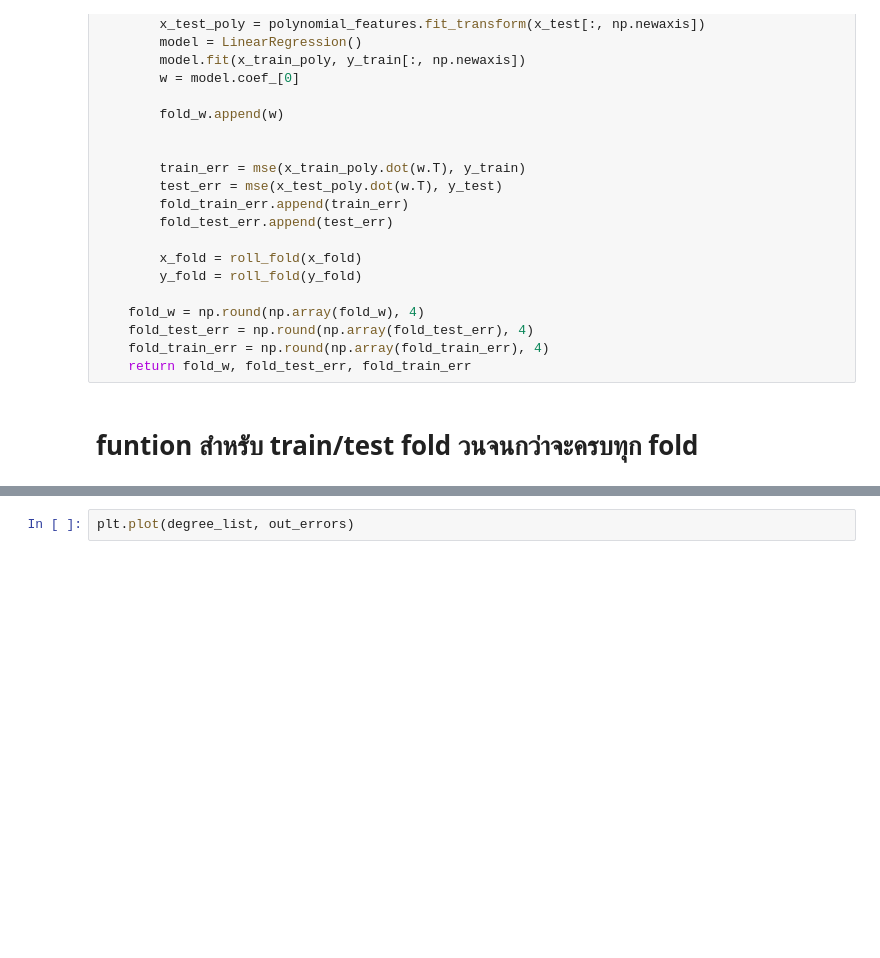
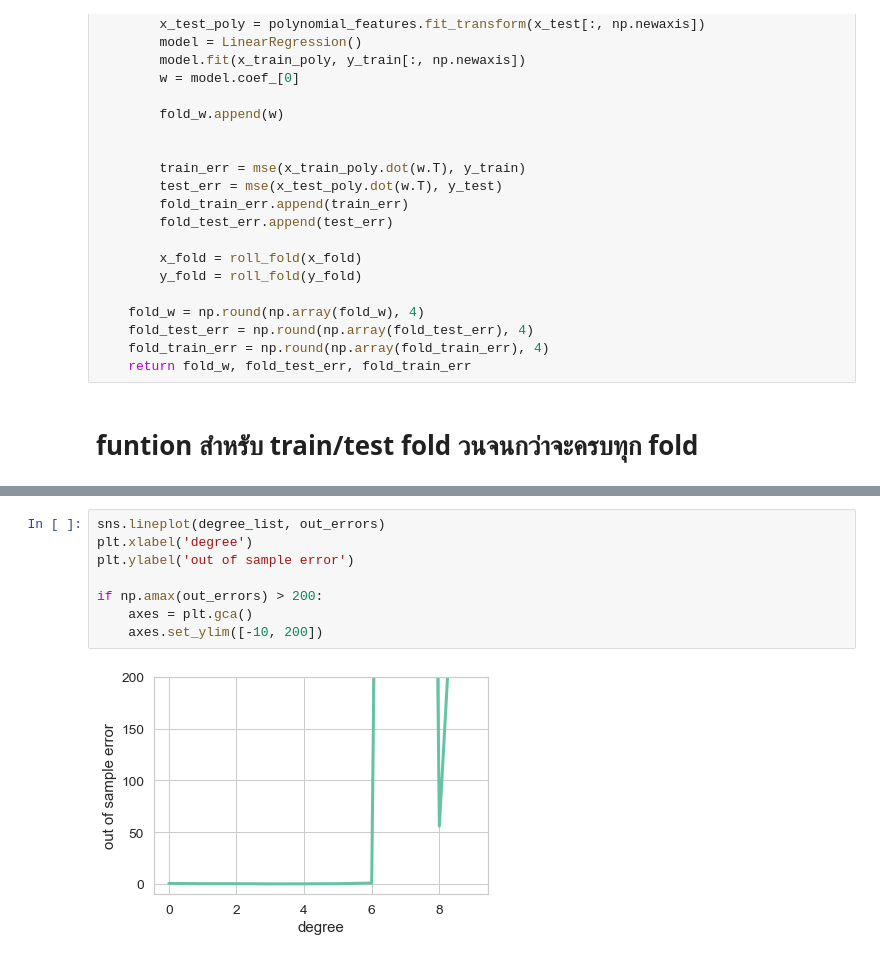
Before and after one commit to chuan-khuna/Datamining, a Jupyter notebook: CrossValidation/cross_validation.ipynb, the cells around one changed output, grey strips where cells are left out. Cells and saved outputs as stored; diff of their text form; blank space fills up the shorter version.

```diff
--- a/CrossValidation/cross_validation.ipynb
+++ b/CrossValidation/cross_validation.ipynb
@@ -176,4 +192,12 @@ print(repeat_train_errors.shape)
-# %%
-plt.plot(degree_list, out_errors)
+# %%
+sns.lineplot(degree_list, out_errors)
+plt.xlabel('degree')
+plt.ylabel('out of sample error')
+
+if np.amax(out_errors) > 200:
+    axes = plt.gca()
+    axes.set_ylim([-10, 200])
+# %% [output]
+[figure, added]
 # %%
 fig = plt.figure(figsize=(10, 5))
```
Also changed, not shown: parts of 7 cells of this notebook.
